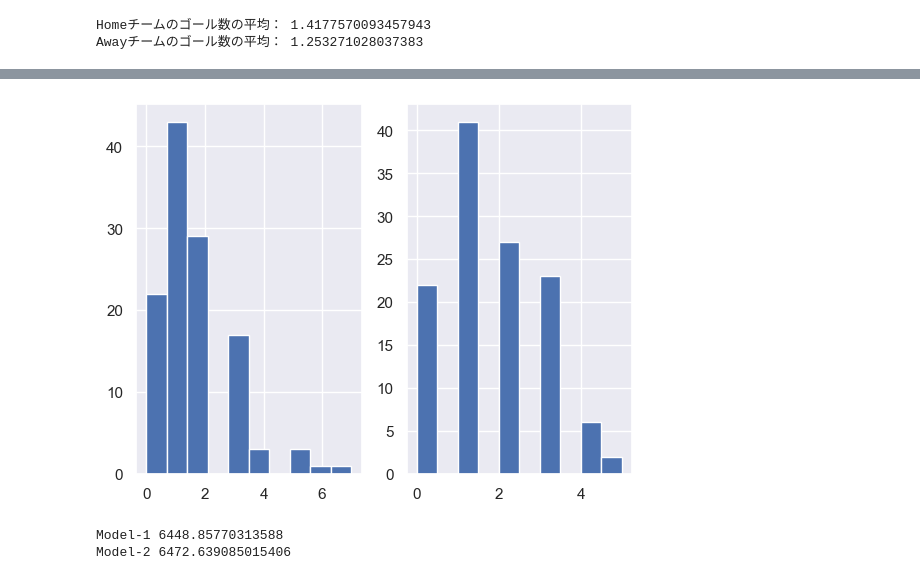
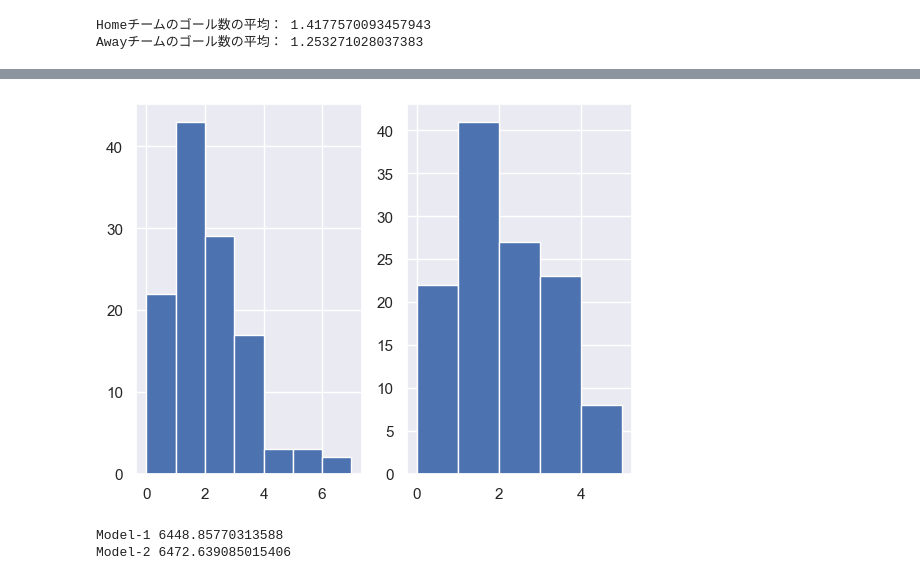
Before and after one commit to S-Y-code/dsdev, a Jupyter notebook: Lesson11_Simulation/課題7：サッカーの試合結果の予測.ipynb, the cells around one changed output, grey strips where cells are left out. Cells and saved outputs as stored; diff of their text form; code cells hidden in the pictures.

```diff
--- a/Lesson11_Simulation/課題7：サッカーの試合結果の予測.ipynb
+++ b/Lesson11_Simulation/課題7：サッカーの試合結果の予測.ipynb
@@ -67,10 +115,10 @@ data_Ka_Away=data.query("Away=='Kashirama'")["Away_Goals"]
 # %%
 fig,axes=plt.subplots(1,2)
-axes[0].hist(data_Ka_Home)
-axes[1].hist(data_Ka_Away)
+axes[0].hist(data_Ka_Home,bins=7)
+axes[1].hist(data_Ka_Away,bins=5)
 plt.show()
 # %% [output]
-[figure, old version]
+[figure, new version]
 # %%
 #説明変数：Away_Goals、Home、Away
 model_1=smf.glm("Home_Goals~Away_Goals+Home+Away",data=data,family=sm.families.Poisson()).fit()
```
Also changed, not shown: parts of 12 cells of this notebook.
